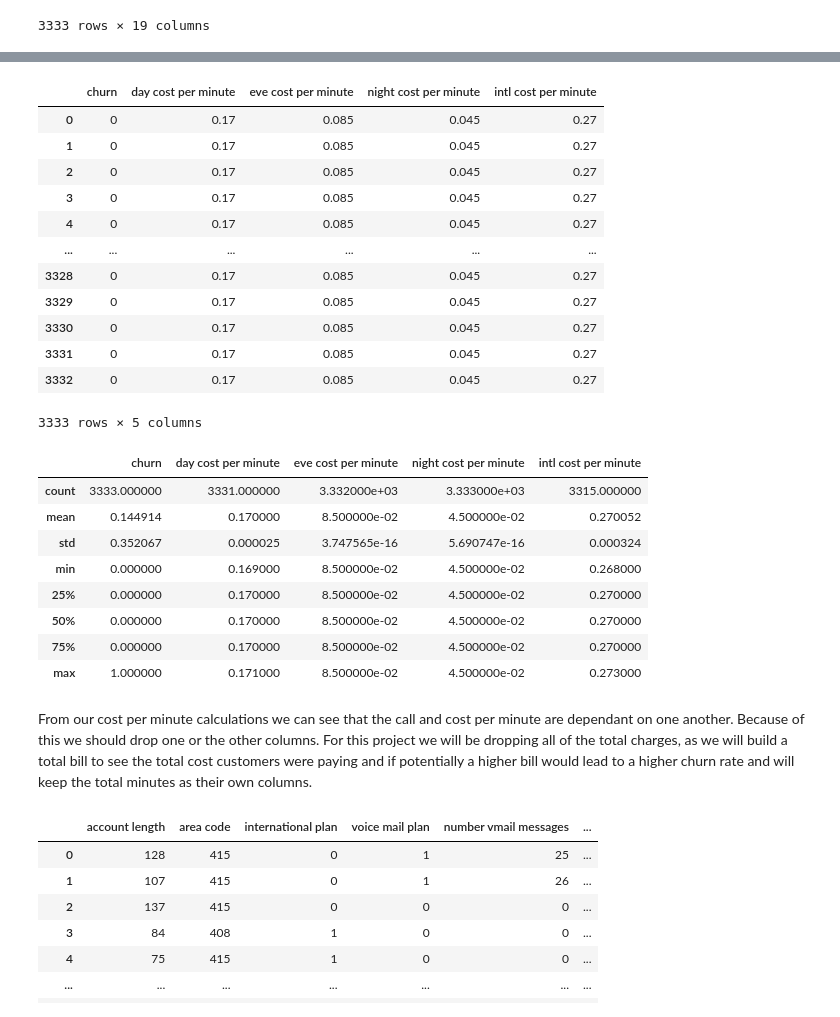
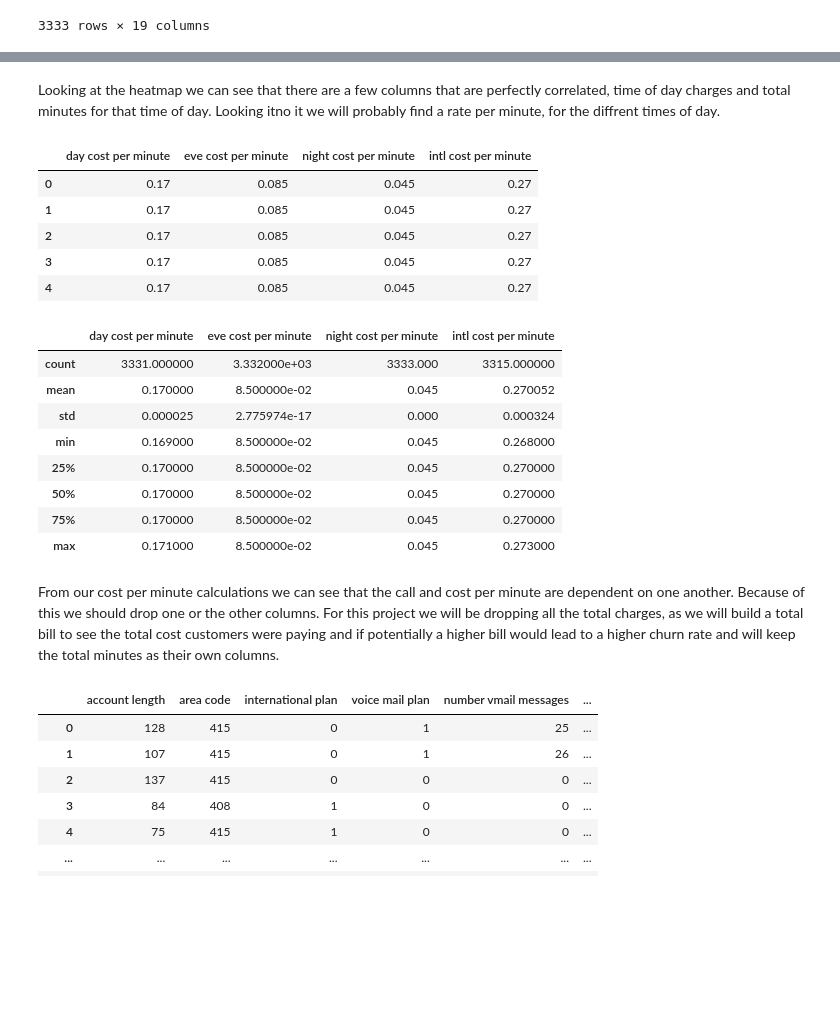
Before and after one commit to gzedwards/Telecom-Churn-Model, a Jupyter notebook: tele-model.ipynb, the cells around one changed output, grey strips where cells are left out. Cells and saved outputs as stored; diff of their text form; code cells hidden in the pictures; blank space fills up the shorter version.

Commit message:
Finished Project

```diff
--- a/tele-model.ipynb
+++ b/tele-model.ipynb
@@ -108,41 +131,36 @@ sns.heatmap(data=corr,
+# %% [markdown]
+Looking at the heatmap we can see that there are a few columns that are perfectly correlated, time of day charges and total minutes for that time of day. Looking itno it we will probably find a rate per minute, for the diffrent times of day.
 # %%
 #lookign deeper into our models we can find that there are fixed charges per minute and the costs are fully correlated
 df_temp = pd.DataFrame(df.churn)
 df_temp['day cost per minute'] = round(df['total day charge'] / df['total day minutes'], 3)
 df_temp['eve cost per minute'] = round(df['total eve charge'] / df['total eve minutes'], 3)
 df_temp['night cost per minute'] = round(df['total night charge'] / df['total night minutes'], 3)
 df_temp['intl cost per minute'] = round(df['total intl charge'] / df['total intl minutes'], 3)
-
-df_temp
+df_temp = df_temp.drop(columns = ['churn'], axis=1)
+df_temp.head()
 # %% [output]
-|  | churn | day cost per minute | eve cost per minute | night cost per minute | intl cost per minute |
-| 0 | 0 | 0.17 | 0.085 | 0.045 | 0.27 |
-| 1 | 0 | 0.17 | 0.085 | 0.045 | 0.27 |
-| 2 | 0 | 0.17 | 0.085 | 0.045 | 0.27 |
-| 3 | 0 | 0.17 | 0.085 | 0.045 | 0.27 |
-| 4 | 0 | 0.17 | 0.085 | 0.045 | 0.27 |
-| ... | ... | ... | ... | ... | ... |
-| 3328 | 0 | 0.17 | 0.085 | 0.045 | 0.27 |
-| 3329 | 0 | 0.17 | 0.085 | 0.045 | 0.27 |
-| 3330 | 0 | 0.17 | 0.085 | 0.045 | 0.27 |
-| 3331 | 0 | 0.17 | 0.085 | 0.045 | 0.27 |
-| 3332 | 0 | 0.17 | 0.085 | 0.045 | 0.27 |
+|  | day cost per minute | eve cost per minute | night cost per minute | intl cost per minute |
+| 0 | 0.17 | 0.085 | 0.045 | 0.27 |
+| 1 | 0.17 | 0.085 | 0.045 | 0.27 |
+| 2 | 0.17 | 0.085 | 0.045 | 0.27 |
+| 3 | 0.17 | 0.085 | 0.045 | 0.27 |
+| 4 | 0.17 | 0.085 | 0.045 | 0.27 |
-3333 rows × 5 columns
 # %%
 #take a look at the distribution of our cost per minute
 df_temp.describe()
 # %% [output]
-|  | churn | day cost per minute | eve cost per minute | night cost per minute | intl cost per minute |
-| count | 3333.000000 | 3331.000000 | 3.332000e+03 | 3.333000e+03 | 3315.000000 |
-| mean | 0.144914 | 0.170000 | 8.500000e-02 | 4.500000e-02 | 0.270052 |
-| std | 0.352067 | 0.000025 | 3.747565e-16 | 5.690747e-16 | 0.000324 |
-| min | 0.000000 | 0.169000 | 8.500000e-02 | 4.500000e-02 | 0.268000 |
-| 25% | 0.000000 | 0.170000 | 8.500000e-02 | 4.500000e-02 | 0.270000 |
-| 50% | 0.000000 | 0.170000 | 8.500000e-02 | 4.500000e-02 | 0.270000 |
-| 75% | 0.000000 | 0.170000 | 8.500000e-02 | 4.500000e-02 | 0.270000 |
-| max | 1.000000 | 0.171000 | 8.500000e-02 | 4.500000e-02 | 0.273000 |
+|  | day cost per minute | eve cost per minute | night cost per minute | intl cost per minute |
+| count | 3331.000000 | 3.332000e+03 | 3333.000 | 3315.000000 |
+| mean | 0.170000 | 8.500000e-02 | 0.045 | 0.270052 |
+| std | 0.000025 | 2.775974e-17 | 0.000 | 0.000324 |
+| min | 0.169000 | 8.500000e-02 | 0.045 | 0.268000 |
+| 25% | 0.170000 | 8.500000e-02 | 0.045 | 0.270000 |
+| 50% | 0.170000 | 8.500000e-02 | 0.045 | 0.270000 |
+| 75% | 0.170000 | 8.500000e-02 | 0.045 | 0.270000 |
+| max | 0.171000 | 8.500000e-02 | 0.045 | 0.273000 |
 # %% [markdown]
-From our cost per minute calculations we can see that the call and cost per minute are dependant on one another. Because of this we should drop one or the other columns. For this project we will be dropping all of the total charges, as we will build a total bill to see the total cost customers were paying and if potentially a higher bill would lead to a higher churn rate and will keep the total minutes as their own columns.
+From our cost per minute calculations we can see that the call and cost per minute are dependent on one another. Because of this we should drop one or the other columns. For this project we will be dropping all the total charges, as we will build a total bill to see the total cost customers were paying and if potentially a higher bill would lead to a higher churn rate and will keep the total minutes as their own columns.
 # %%
 #make a new column for the total cost of all charges.
 df['total cost'] = df['total day charge'] + df['total eve charge'] + df['total night charge'] + df['total intl charge']
```
Also changed, not shown: parts of 174 cells of this notebook.
